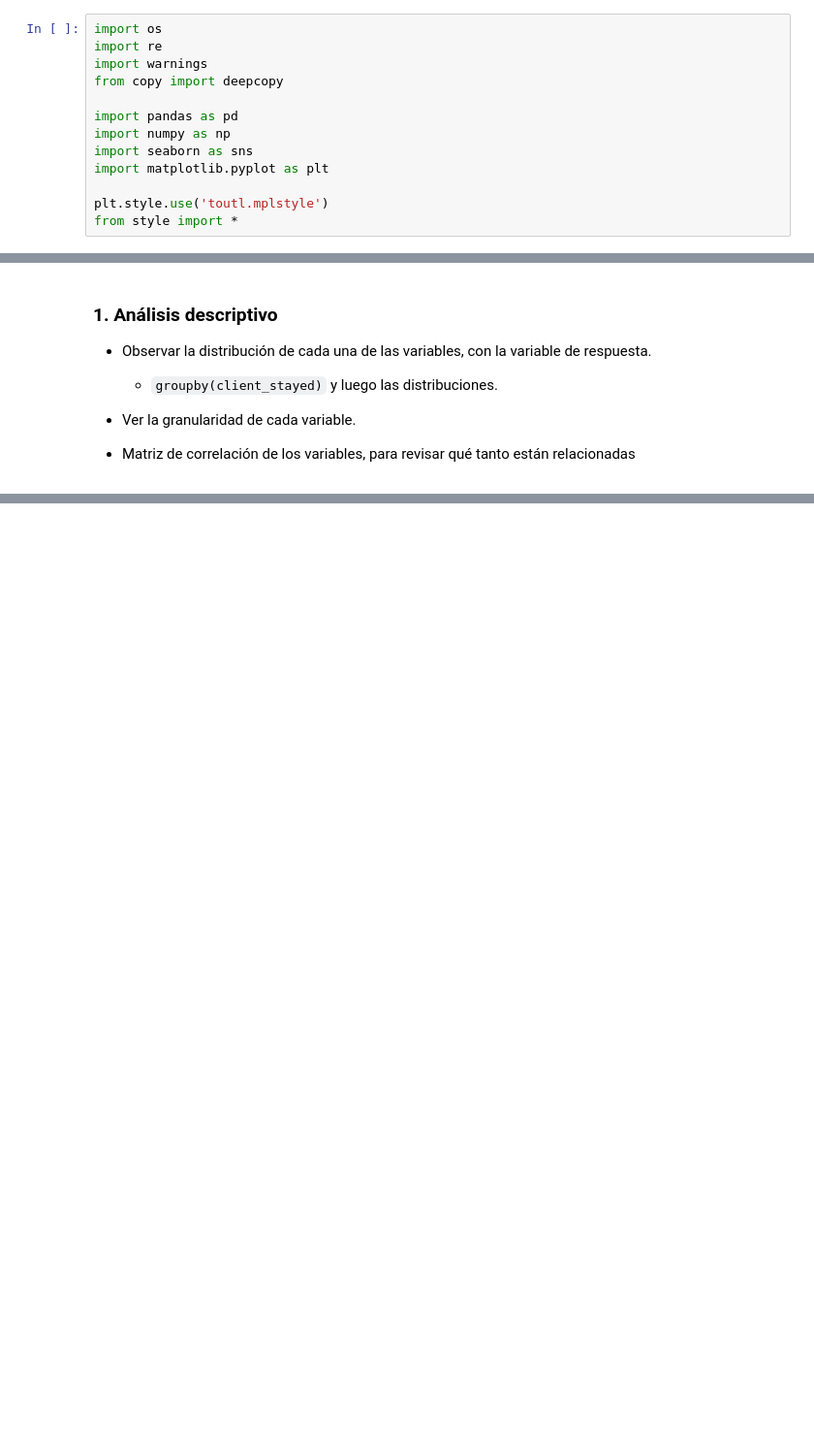
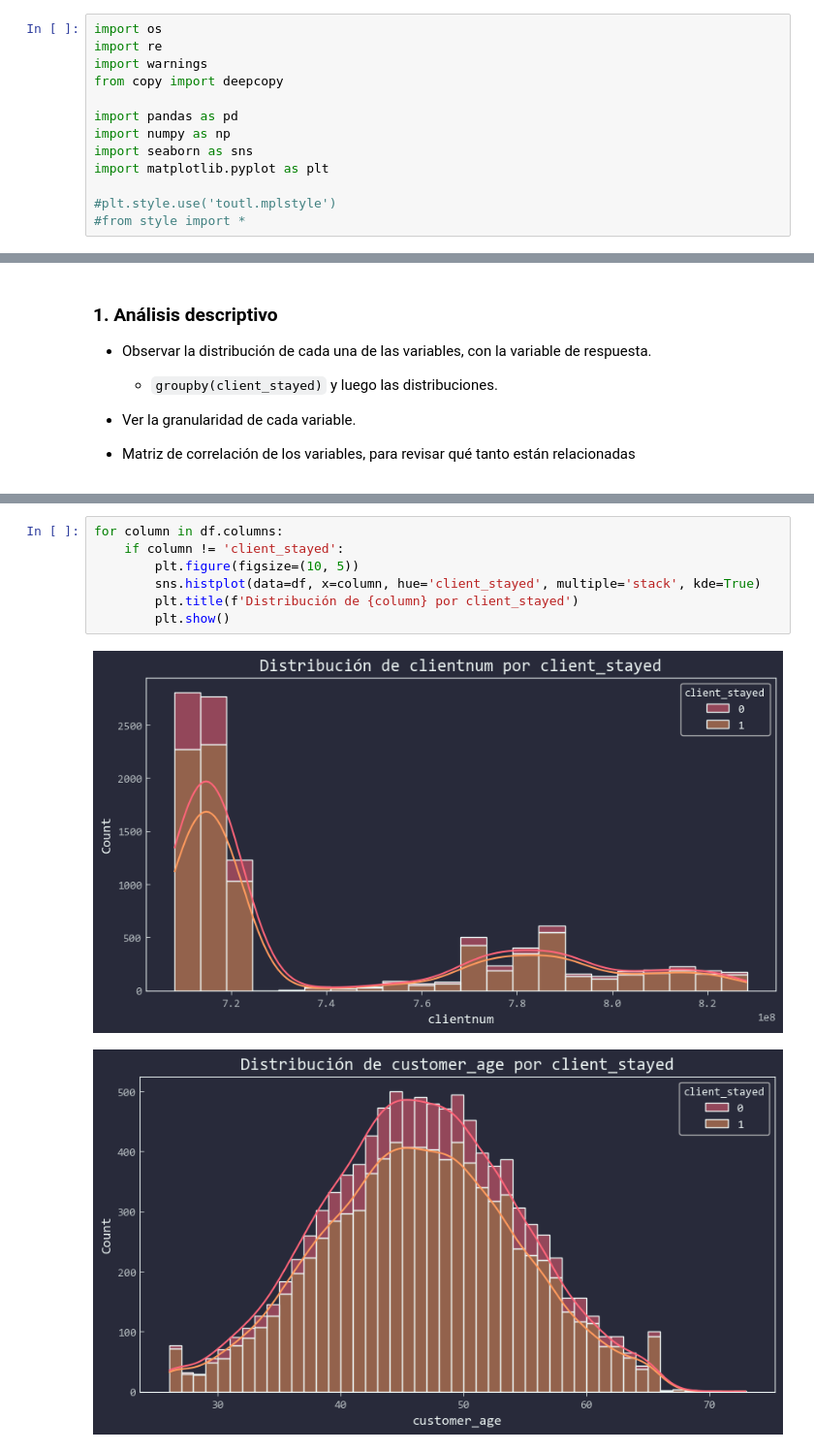
Before and after one commit to Toutl/Data-Processing-Laboratory, a Jupyter notebook: Examenes/III/edu.ipynb, the cells around one changed output, grey strips where cells are left out. Shown at 97% size. Drawn from its saved outputs; the diff is of its cells as text; blank space fills up the shorter version.

```diff
--- a/Examenes/III/edu.ipynb
+++ b/Examenes/III/edu.ipynb
@@ -9,8 +9,8 @@ import numpy as np
 import seaborn as sns
 import matplotlib.pyplot as plt
 
-plt.style.use('toutl.mplstyle')
-from style import *
+#plt.style.use('toutl.mplstyle')
+#from style import *
 # %%
 df = pd.read_csv('examen3.csv')
 
@@ -102,0 +125,10 @@ for col in df.columns:
+# %%
+for column in df.columns:
+    if column != 'client_stayed':
+        plt.figure(figsize=(10, 5))
+        sns.histplot(data=df, x=column, hue='client_stayed', multiple='stack', kde=True)
+        plt.title(f'Distribución de {column} por client_stayed')
+        plt.show()
+# %% [output]
+[figure, added]
+[figure, added]
```
Also changed, not shown: parts of 6 cells of this notebook.
